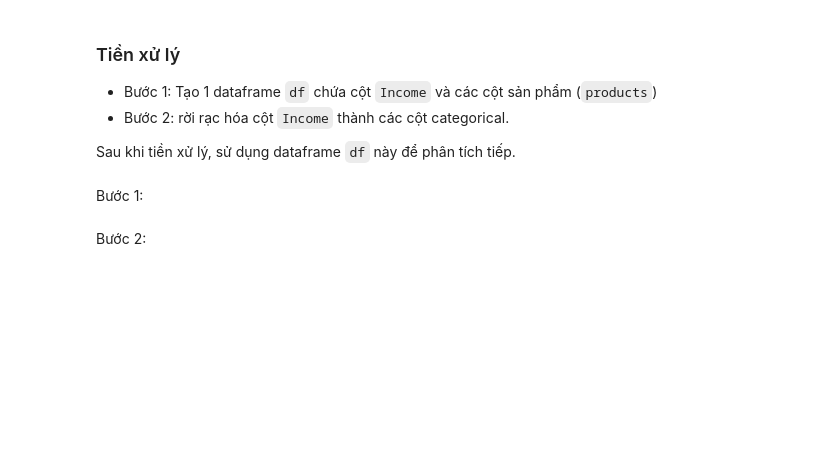
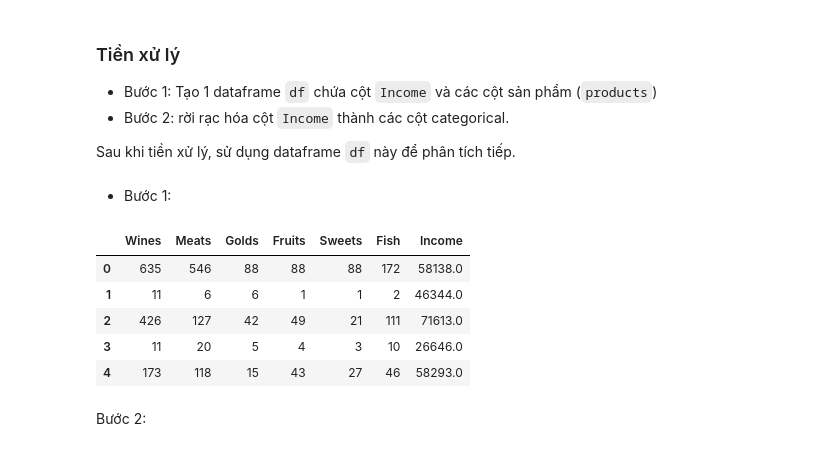
Before and after one commit to ngminhluong/CDS-EndTerm, a Jupyter notebook: Source/Main.ipynb, the cells around one changed output. Drawn from its saved outputs; the diff is of its cells as text; code cells hidden in the pictures; blank space fills up the shorter version.

```diff
--- a/Source/Main.ipynb
+++ b/Source/Main.ipynb
@@ -388,10 +509,18 @@ Nhận xét:
 
 Sau khi tiền xử lý, sử dụng dataframe `df` này để phân tích tiếp.
 # %% [markdown]
-Bước 1:
+- Bước 1:
 # %%
+products = ['Wines', 'Meats', 'Golds', 'Fruits', 'Sweets', 'Fish']
 df = mkt_df[products + ['Income']].copy()
 df.head()
+# %% [output]
+|  | Wines | Meats | Golds | Fruits | Sweets | Fish | Income |
+| 0 | 635 | 546 | 88 | 88 | 88 | 172 | 58138.0 |
+| 1 | 11 | 6 | 6 | 1 | 1 | 2 | 46344.0 |
+| 2 | 426 | 127 | 42 | 49 | 21 | 111 | 71613.0 |
+| 3 | 11 | 20 | 5 | 4 | 3 | 10 | 26646.0 |
+| 4 | 173 | 118 | 15 | 43 | 27 | 46 | 58293.0 |
 # %% [markdown]
 Bước 2:
 # %%
```
Also changed, not shown: parts of 115 cells of this notebook.
